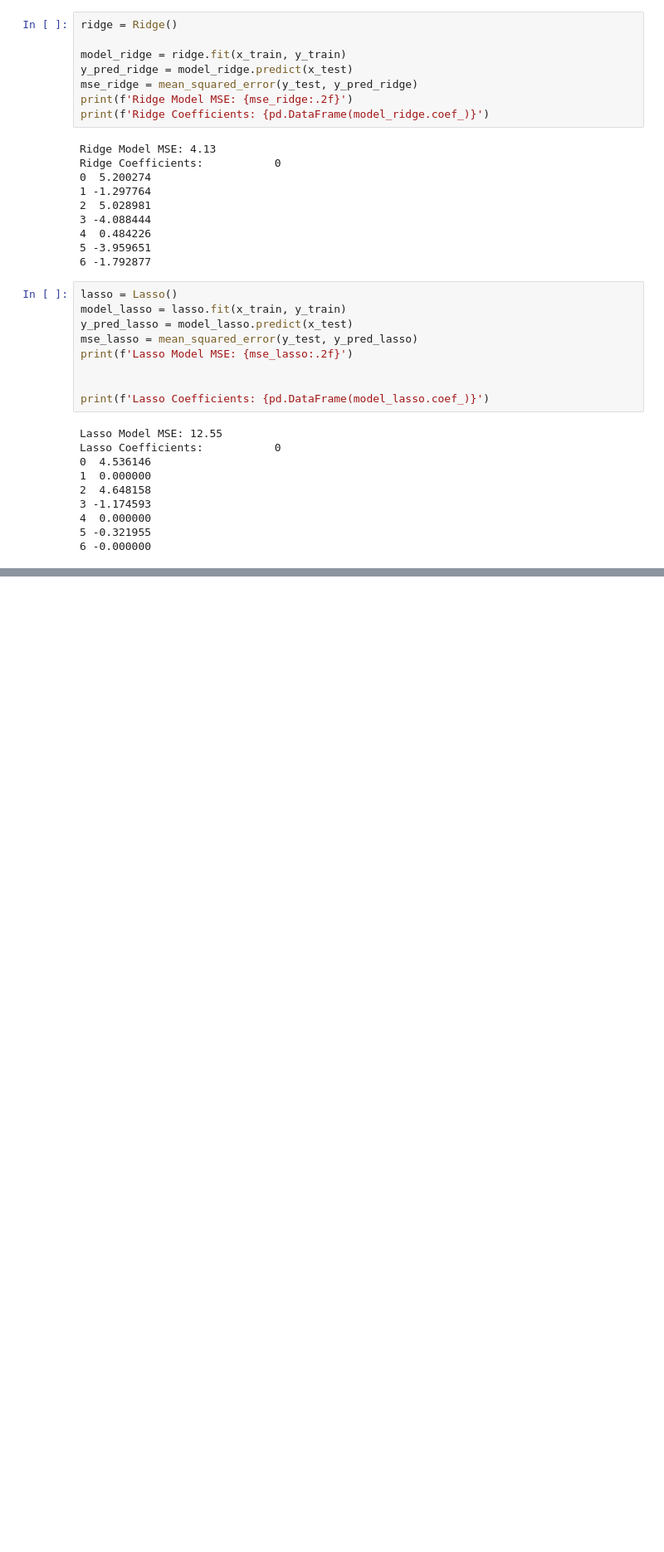
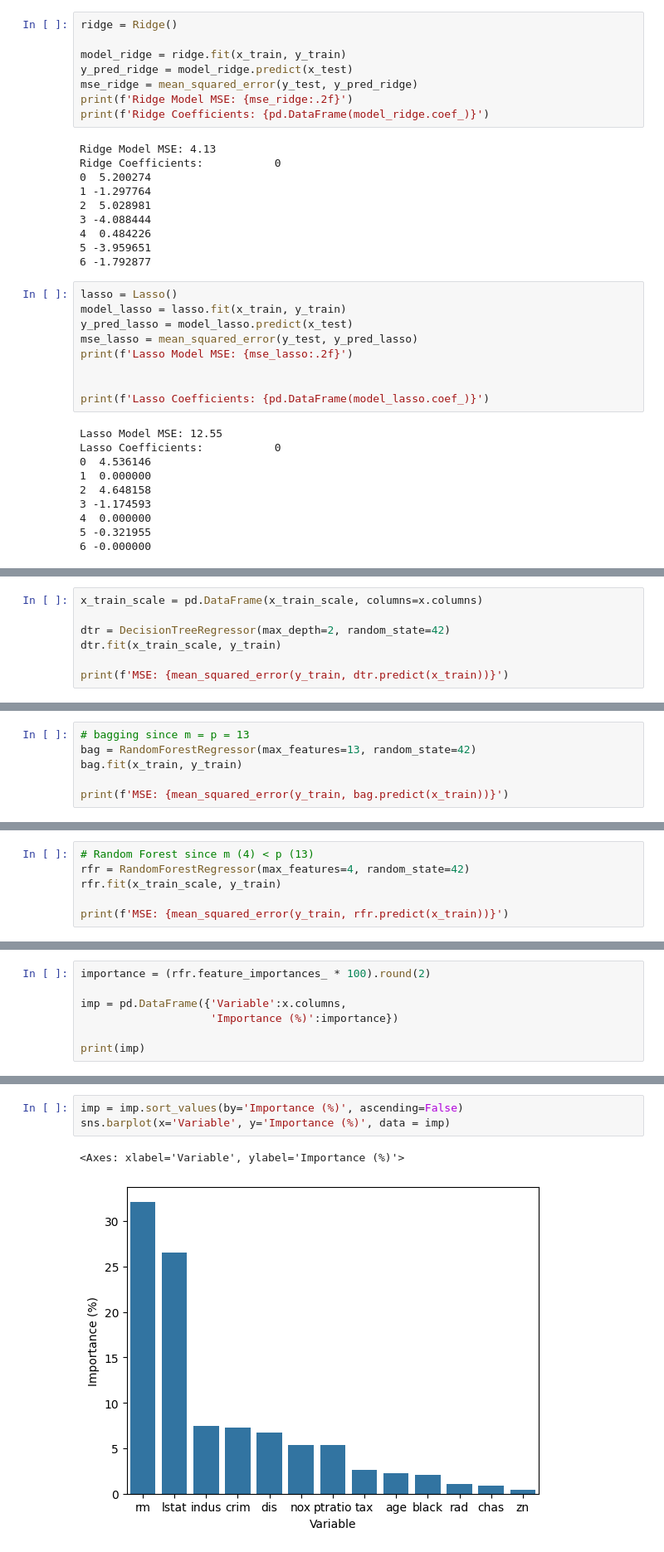
Before and after one commit to Hazim-HF/Machine-Learning, a Jupyter notebook: ML.ipynb, the cells around one changed output, grey strips where cells are left out. Shown at 83% size. Saved outputs shown, nothing was run; the diff lists cells and outputs as text; blank space fills up the shorter version.

```diff
--- a/ML.ipynb
+++ b/ML.ipynb
@@ -1131,0 +1497,7 @@ Lasso Coefficients:           0
+# %%
+x_train_scale = pd.DataFrame(x_train_scale, columns=x.columns)
+
+dtr = DecisionTreeRegressor(max_depth=2, random_state=42)
+dtr.fit(x_train_scale, y_train)
+
+print(f'MSE: {mean_squared_error(y_train, dtr.predict(x_train))}')
@@ -1131,0 +1506,6 @@ Lasso Coefficients:           0
+# %%
+# bagging since m = p = 13
+bag = RandomForestRegressor(max_features=13, random_state=42)
+bag.fit(x_train, y_train)
+
+print(f'MSE: {mean_squared_error(y_train, bag.predict(x_train))}')
@@ -1131,0 +1514,6 @@ Lasso Coefficients:           0
+# %%
+# Random Forest since m (4) < p (13)
+rfr = RandomForestRegressor(max_features=4, random_state=42)
+rfr.fit(x_train_scale, y_train)
+
+print(f'MSE: {mean_squared_error(y_train, rfr.predict(x_train))}')
@@ -1131,0 +1533,7 @@ Lasso Coefficients:           0
+# %%
+importance = (rfr.feature_importances_ * 100).round(2)
+
+imp = pd.DataFrame({'Variable':x.columns,
+                    'Importance (%)':importance})
+
+print(imp)
@@ -1131,0 +1559,6 @@ Lasso Coefficients:           0
+# %%
+imp = imp.sort_values(by='Importance (%)', ascending=False)
+sns.barplot(x='Variable', y='Importance (%)', data = imp)
+# %% [output]
+<Axes: xlabel='Variable', ylabel='Importance (%)'>
+[figure, added]
```
Also changed, not shown: parts of 77 cells of this notebook, 14 other files.
